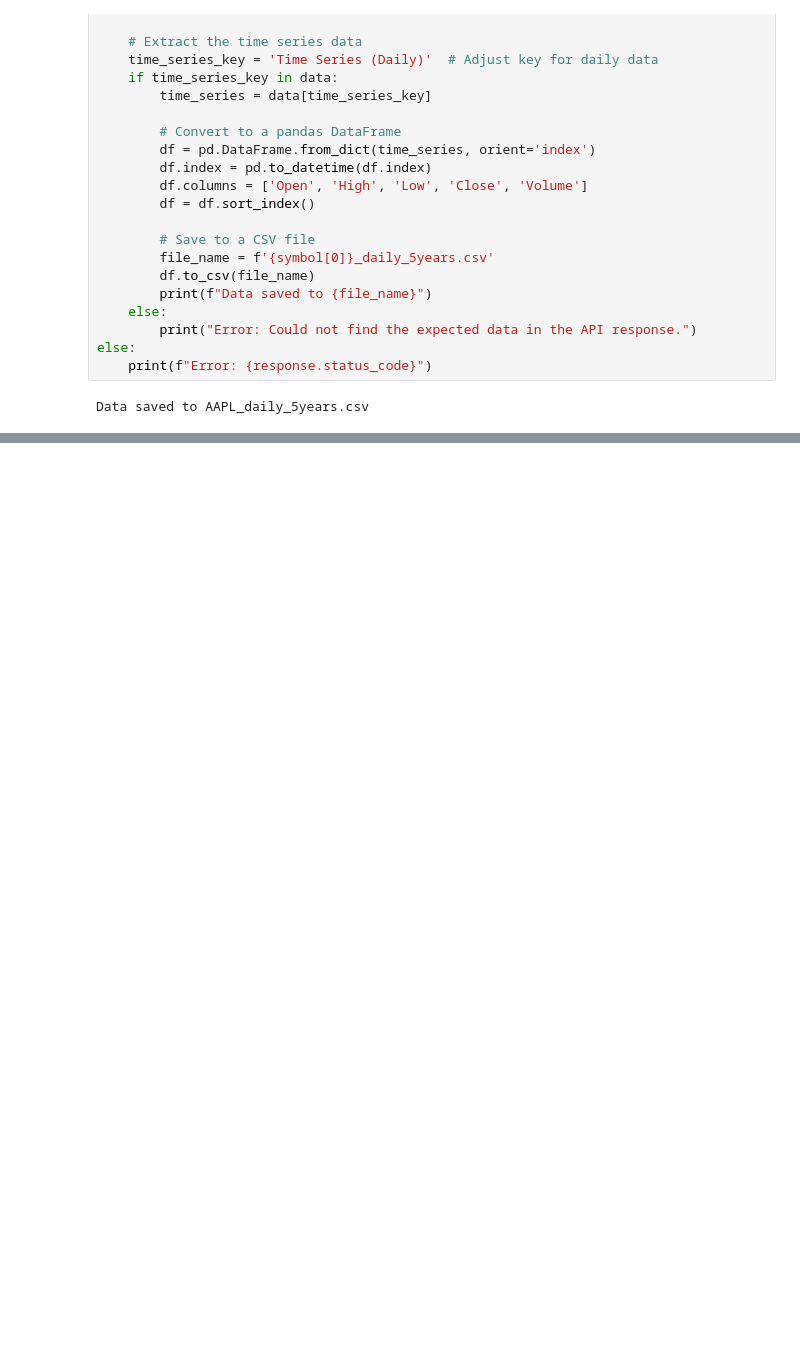
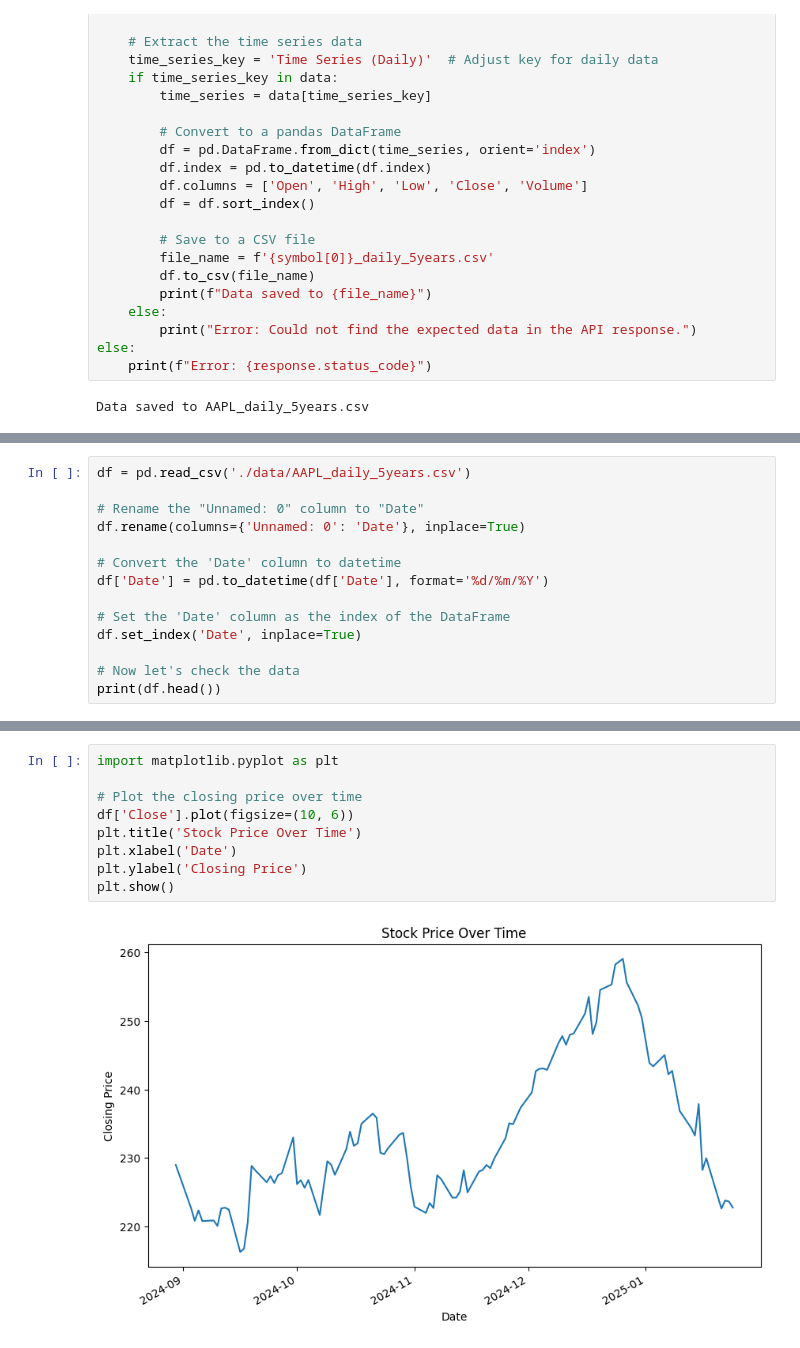
Before and after one commit to Harshpreetkaur98/Minerva-Hackathon, a Jupyter notebook: Training.ipynb, the cells around one changed output, grey strips where cells are left out. Drawn from its saved outputs; the diff is of its cells as text; blank space fills up the shorter version.

Commit message:
Processed the AAPL_daily_5years.csv

```diff
--- a/Training.ipynb
+++ b/Training.ipynb
@@ -47,0 +75,14 @@ Data saved to AAPL_daily_5years.csv
+# %%
+df = pd.read_csv('./data/AAPL_daily_5years.csv')
+
+# Rename the "Unnamed: 0" column to "Date"
+df.rename(columns={'Unnamed: 0': 'Date'}, inplace=True)
+
+# Convert the 'Date' column to datetime
+df['Date'] = pd.to_datetime(df['Date'], format='%d/%m/%Y')
+
+# Set the 'Date' column as the index of the DataFrame
+df.set_index('Date', inplace=True)
+
+# Now let's check the data
+print(df.head())
@@ -47,0 +113,11 @@ Data saved to AAPL_daily_5years.csv
+# %%
+import matplotlib.pyplot as plt
+
+# Plot the closing price over time
+df['Close'].plot(figsize=(10, 6))
+plt.title('Stock Price Over Time')
+plt.xlabel('Date')
+plt.ylabel('Closing Price')
+plt.show()
+# %% [output]
+[figure, added]
```
Also changed, not shown: parts of 5 cells of this notebook, 1 other file.
